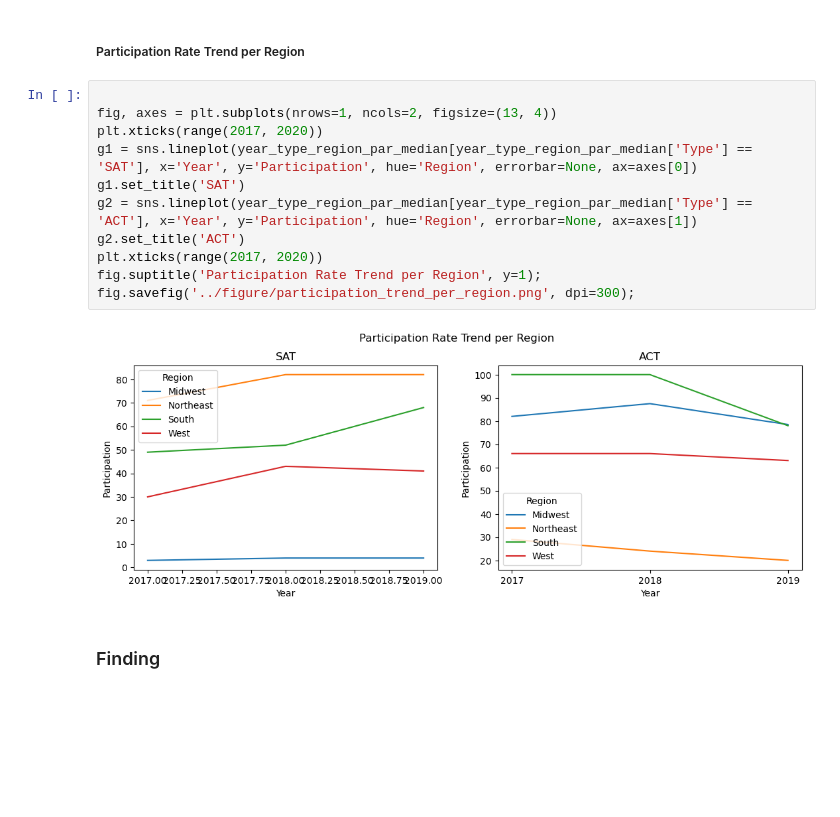
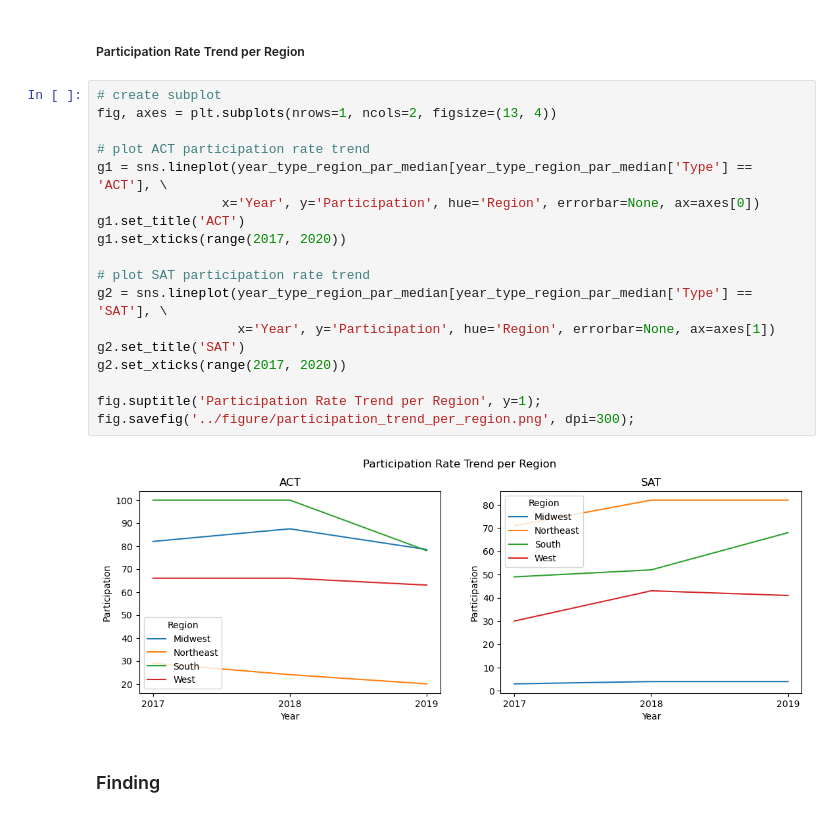
Before and after one commit to utthawit/project_1, a Jupyter notebook: code/code.ipynb, the cells around one changed output. Drawn from its saved outputs; the diff is of its cells as text; blank space fills up the shorter version.

```diff
--- a/code/code.ipynb
+++ b/code/code.ipynb
@@ -262,18 +242,25 @@ grp.fig.savefig('../figure/participation_per_region.png', dpi=300);
 # %% [markdown]
 ##### Participation Rate Trend per Region
 # %%
+# create subplot
+fig, axes = plt.subplots(nrows=1, ncols=2, figsize=(13, 4))
 
-fig, axes = plt.subplots(nrows=1, ncols=2, figsize=(13, 4))
-plt.xticks(range(2017, 2020))
-g1 = sns.lineplot(year_type_region_par_median[year_type_region_par_median['Type'] == 'SAT'], x='Year', y='Participation', hue='Region', errorbar=None, ax=axes[0])
-g1.set_title('SAT')
-g2 = sns.lineplot(year_type_region_par_median[year_type_region_par_median['Type'] == 'ACT'], x='Year', y='Participation', hue='Region', errorbar=None, ax=axes[1])
-g2.set_title('ACT')
-plt.xticks(range(2017, 2020))
+# plot ACT participation rate trend
+g1 = sns.lineplot(year_type_region_par_median[year_type_region_par_median['Type'] == 'ACT'], \
+                x='Year', y='Participation', hue='Region', errorbar=None, ax=axes[0])
+g1.set_title('ACT')
+g1.set_xticks(range(2017, 2020))
+
+# plot SAT participation rate trend
+g2 = sns.lineplot(year_type_region_par_median[year_type_region_par_median['Type'] == 'SAT'], \
+                  x='Year', y='Participation', hue='Region', errorbar=None, ax=axes[1])
+g2.set_title('SAT')
+g2.set_xticks(range(2017, 2020))
+
 fig.suptitle('Participation Rate Trend per Region', y=1);
 fig.savefig('../figure/participation_trend_per_region.png', dpi=300);
 # %% [output]
-[figure, old version]
+[figure, new version]
 # %% [markdown]
 ### Finding
 # %% [markdown]
```
Also changed, not shown: parts of 5 cells of this notebook, 3 other files.
